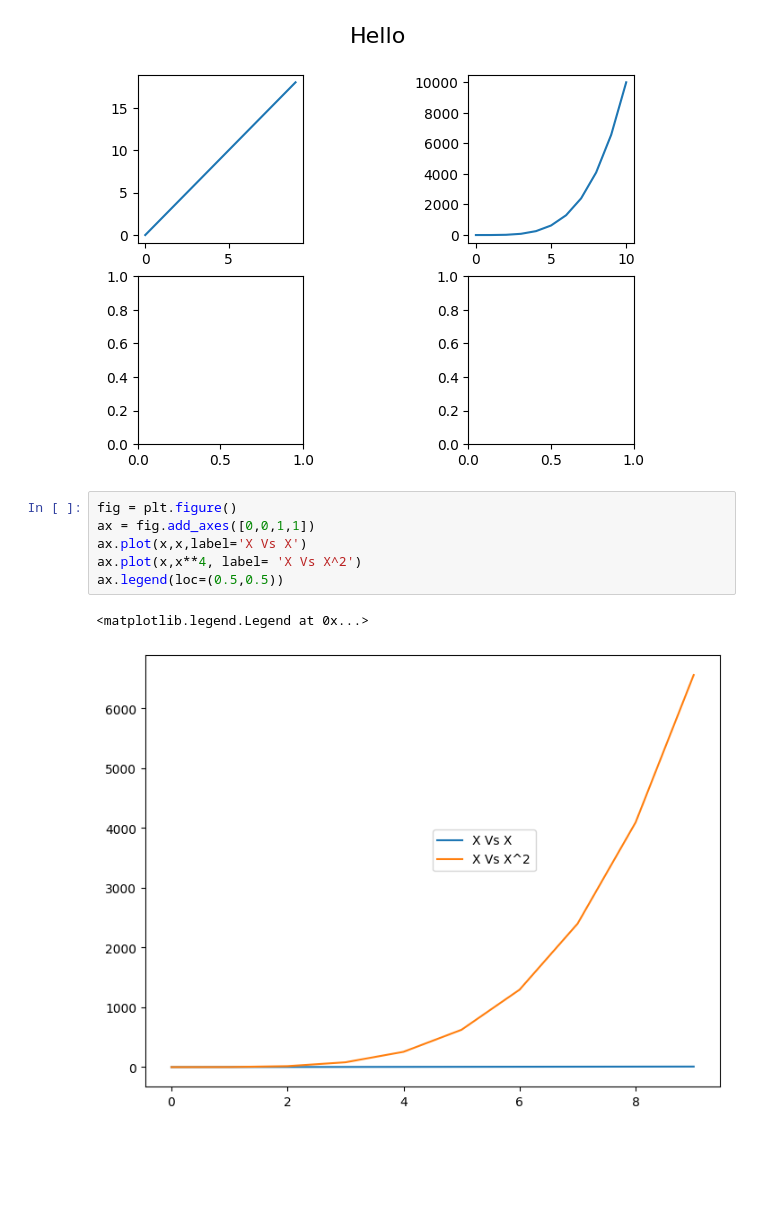
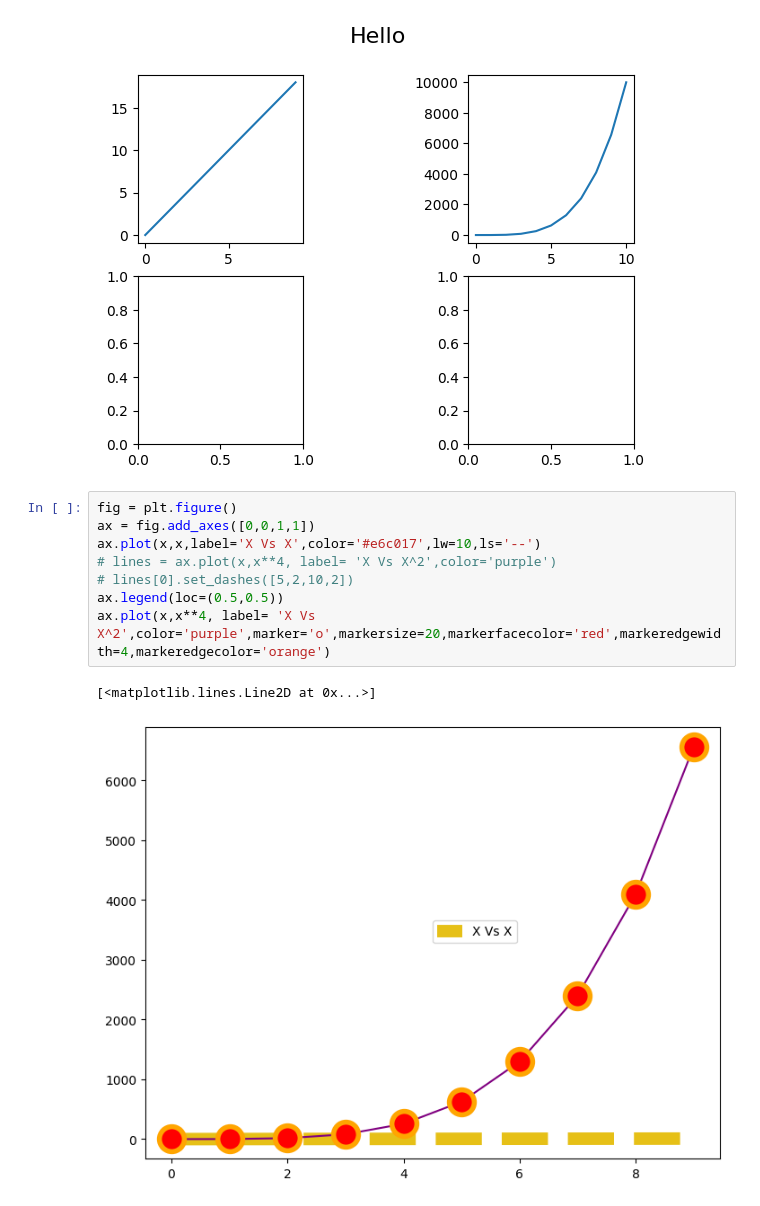
Before and after one commit to kukutapunithish/practice-notebooks, a Jupyter notebook: ml practice/matplotlib_practice.ipynb, the cells around one changed output. Cells and saved outputs as stored; diff of their text form; blank space fills up the shorter version.

Commit message:
Add Matplotlib notes part-2

```diff
--- a/ml practice/matplotlib_practice.ipynb
+++ b/ml practice/matplotlib_practice.ipynb
@@ -90,9 +92,11 @@ fig.savefig('newfig.png',bbox_inches='tight')
 # %%
 fig = plt.figure()
 ax = fig.add_axes([0,0,1,1])
-ax.plot(x,x,label='X Vs X')
-ax.plot(x,x**4, label= 'X Vs X^2')
+ax.plot(x,x,label='X Vs X',color='#e6c017',lw=10,ls='--')
+# lines = ax.plot(x,x**4, label= 'X Vs X^2',color='purple')
+# lines[0].set_dashes([5,2,10,2])
 ax.legend(loc=(0.5,0.5))
+ax.plot(x,x**4, label= 'X Vs X^2',color='purple',marker='o',markersize=20,markerfacecolor='red',markeredgewidth=4,markeredgecolor='orange')
 # %% [output]
-<matplotlib.legend.Legend at 0x...>
+[<matplotlib.lines.Line2D at 0x...>]
-[figure, old version]
+[figure, new version]
```
Also changed, not shown: parts of 2 cells of this notebook.
